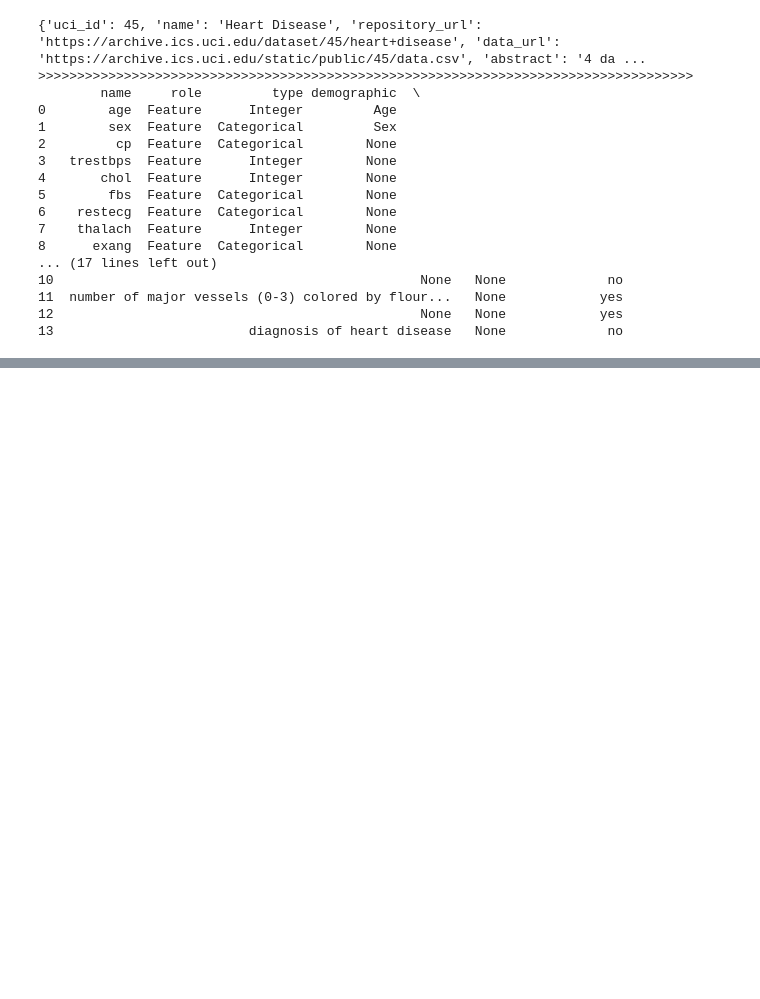
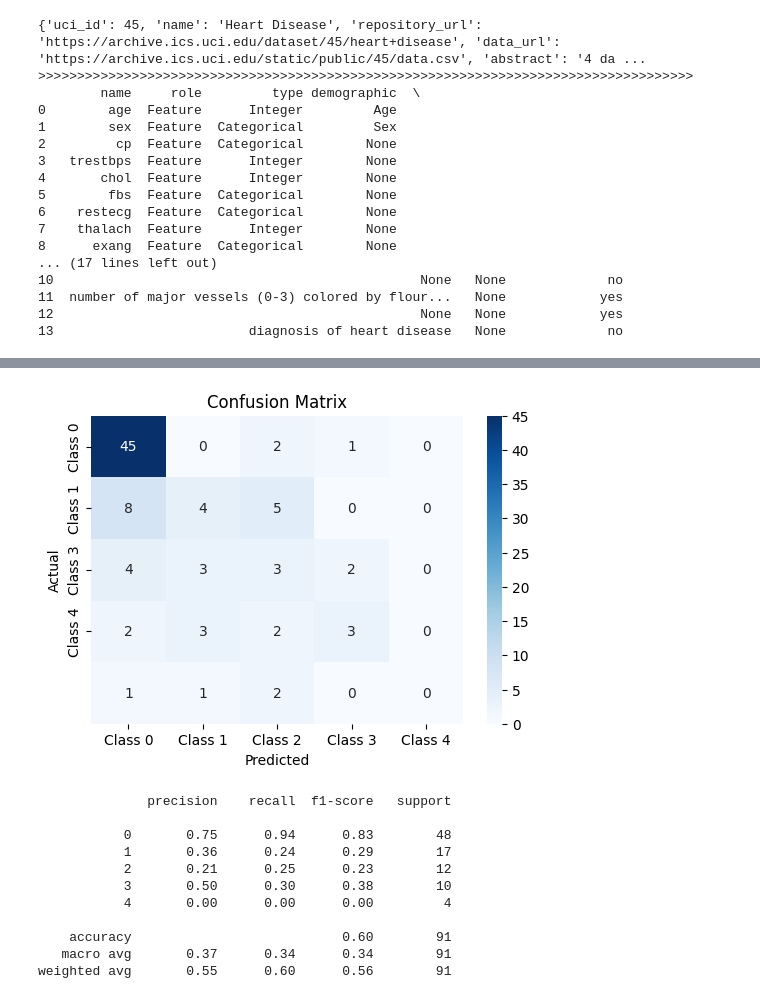
Before and after one commit to Mann1903/Fundamentals-of-A.I, a Jupyter notebook: Assignment_1.ipynb, the cells around one changed output, grey strips where cells are left out. Saved outputs shown, nothing was run; the diff lists cells and outputs as text; code cells hidden in the pictures; blank space fills up the shorter version.

```diff
--- a/Assignment_1.ipynb
+++ b/Assignment_1.ipynb
@@ -253,0 +286,35 @@ Class probabilities: [[0.65 0.25 0.1  0.   0.  ]]
+# %%
+from sklearn.metrics import confusion_matrix, classification_report
+import seaborn as sns
+import matplotlib.pyplot as plt
+
+# Make predictions on the test set
+y_pred = kmodel.predict(xtest)
+
+# Create the confusion matrix
+cm = confusion_matrix(ytest, y_pred)
+
+# Plot confusion matrix
+plt.figure(figsize=(6,4))
+sns.heatmap(cm, annot=True, fmt='d', cmap='Blues', xticklabels=['Class 0', 'Class 1','Class 2','Class 3','Class 4'],
+            yticklabels=['Class 0', 'Class 1','Class 3','Class 4'])
+plt.ylabel('Actual')
+plt.xlabel('Predicted')
+plt.title('Confusion Matrix')
+plt.show()
+
+# Print classification report for precision, recall, F1-score
+print(classification_report(ytest, y_pred))
+# %% [output]
+[figure, added]
+              precision    recall  f1-score   support
+
+           0       0.75      0.94      0.83        48
+           1       0.36      0.24      0.29        17
+           2       0.21      0.25      0.23        12
+           3       0.50      0.30      0.38        10
+           4       0.00      0.00      0.00         4
+
+    accuracy                           0.60        91
+   macro avg       0.37      0.34      0.34        91
+weighted avg       0.55      0.60      0.56        91
```
Also changed, not shown: parts of 14 cells of this notebook.
